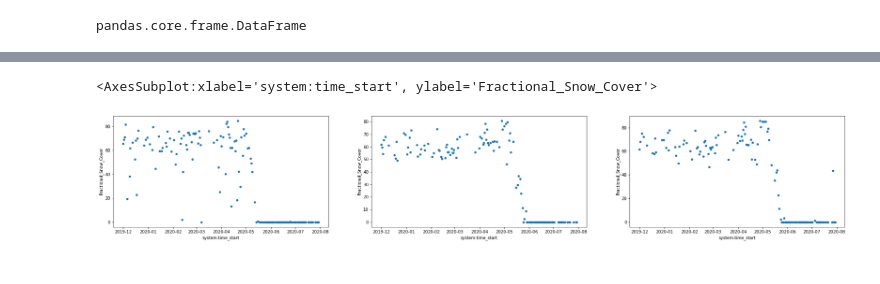
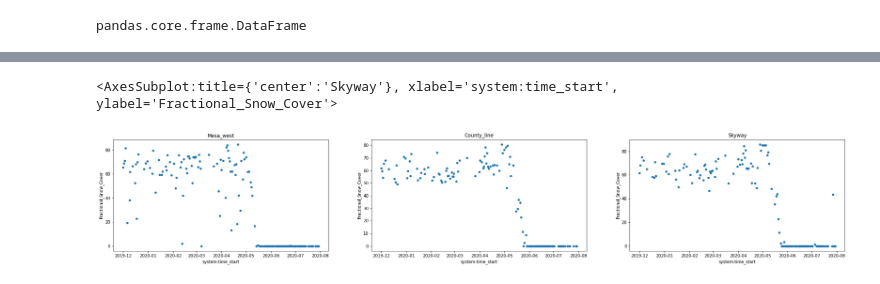
Before and after one commit to snowex-hackweek/snowmelt-timing, a Jupyter notebook: contributors/Mahboubeh/lila_modis_notebook.ipynb, the cells around one changed output, grey strips where cells are left out. Cells and saved outputs as stored; diff of their text form; code cells hidden in the pictures.

Commit message:
Snow cover timeseries

```diff
--- a/contributors/Mahboubeh/lila_modis_notebook.ipynb
+++ b/contributors/Mahboubeh/lila_modis_notebook.ipynb
@@ -30,9 +35,11 @@ skyway.rename(columns = {'NDSI_Snow_Cover':'Fractional_Snow_Cover'}, inplace = T
 # %%
 fig, axes = plt.subplots(nrows=1, ncols=3, figsize=(32, 5), sharex=False)
 
-mesa_west.plot.scatter(ax=axes[0], x='system:time_start', y='Fractional_Snow_Cover')
-county_line.plot.scatter(ax=axes[1], x='system:time_start', y='Fractional_Snow_Cover')
-skyway.plot.scatter(ax=axes[2], x='system:time_start', y='Fractional_Snow_Cover')
+mesa_west.plot.scatter(ax=axes[0], x='system:time_start', y='Fractional_Snow_Cover', title='Mesa_west')
+plt.figure()
+county_line.plot.scatter(ax=axes[1], x='system:time_start', y='Fractional_Snow_Cover', title='County_line')
+
+skyway.plot.scatter(ax=axes[2], x='system:time_start', y='Fractional_Snow_Cover', title='Skyway')
 # %% [output]
-<AxesSubplot:xlabel='system:time_start', ylabel='Fractional_Snow_Cover'>
+<AxesSubplot:title={'center':'Skyway'}, xlabel='system:time_start', ylabel='Fractional_Snow_Cover'>
-[figure, old version]
+[figure, new version]
```
Also changed, not shown: parts of 1 cell of this notebook.
